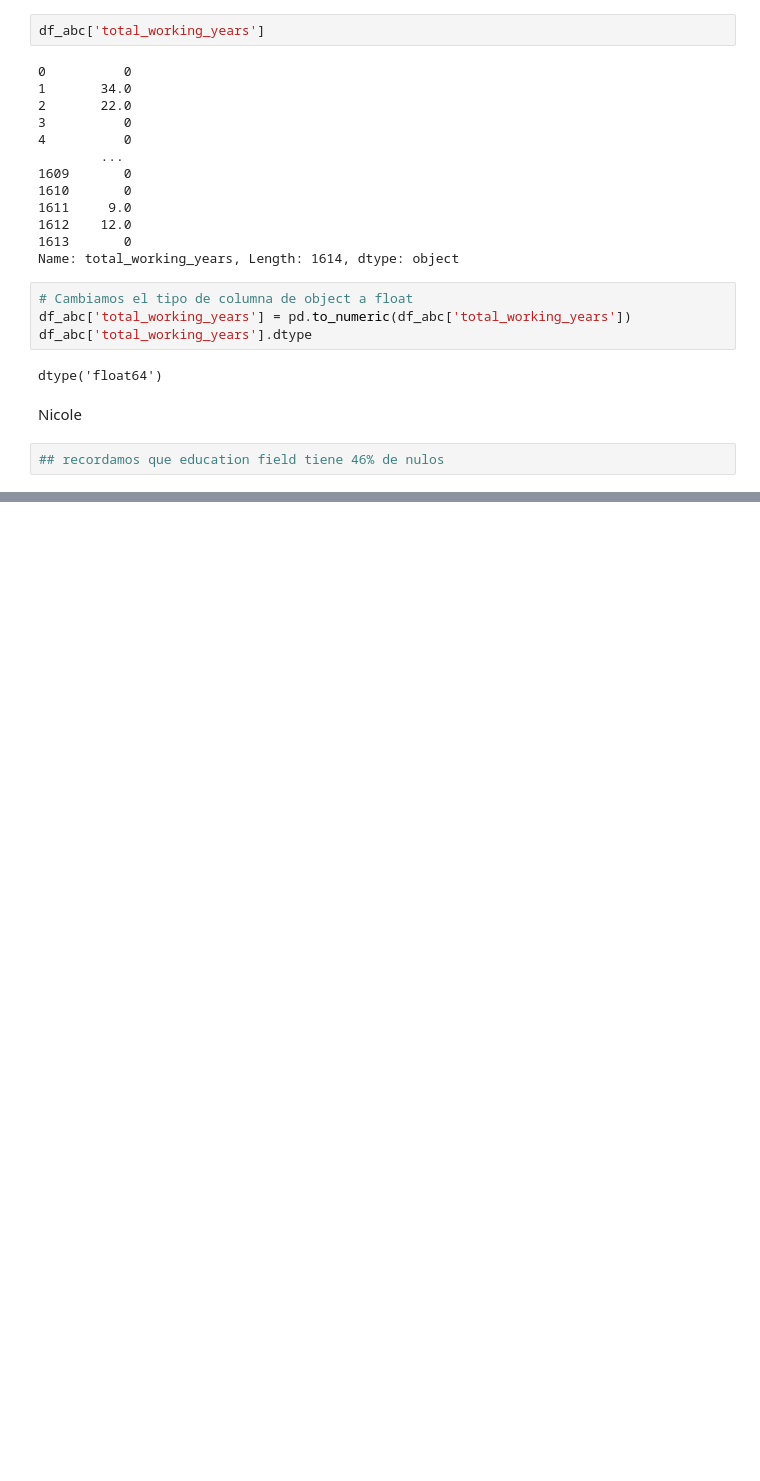
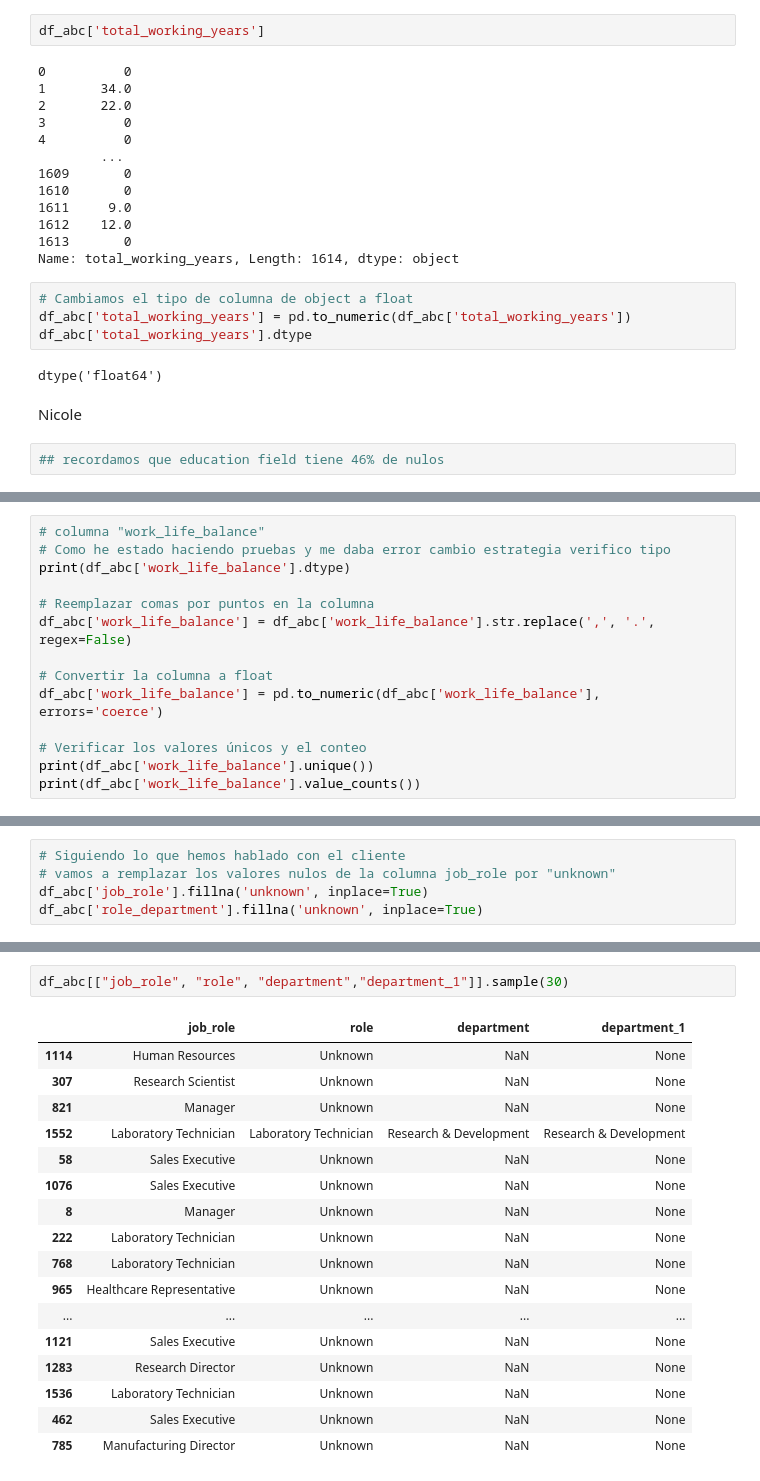
Before and after one commit to nicoleab1/proyecto-da-promo-b-modulo-3-team-2, a Jupyter notebook: proyecto optimizacion de talento.ipynb, the cells around one changed output, grey strips where cells are left out. Drawn from its saved outputs; the diff is of its cells as text; blank space fills up the shorter version.

```diff
--- a/proyecto optimizacion de talento.ipynb
+++ b/proyecto optimizacion de talento.ipynb
@@ -379,0 +456,14 @@ Nicole
+# %%
+# columna "work_life_balance"
+# Como he estado haciendo pruebas y me daba error cambio estrategia verifico tipo
+print(df_abc['work_life_balance'].dtype)
+
+# Reemplazar comas por puntos en la columna
+df_abc['work_life_balance'] = df_abc['work_life_balance'].str.replace(',', '.', regex=False)
+
+# Convertir la columna a float
+df_abc['work_life_balance'] = pd.to_numeric(df_abc['work_life_balance'], errors='coerce')
+
+# Verificar los valores únicos y el conteo
+print(df_abc['work_life_balance'].unique())
+print(df_abc['work_life_balance'].value_counts())
@@ -379,0 +479,5 @@ Nicole
+# %%
+# Siguiendo lo que hemos hablado con el cliente
+# vamos a remplazar los valores nulos de la columna job_role por "unknown"
+df_abc['job_role'].fillna('unknown', inplace=True)
+df_abc['role_department'].fillna('unknown', inplace=True)
@@ -379,0 +522,20 @@ Nicole
+# %%
+df_abc[["job_role", "role", "department","department_1"]].sample(30)
+# %% [output]
+|  | job_role | role | department | department_1 |
+| 1114 | Human Resources | Unknown | NaN | None |
+| 307 | Research Scientist | Unknown | NaN | None |
+| 821 | Manager | Unknown | NaN | None |
+| 1552 | Laboratory Technician | Laboratory Technician | Research & Development | Research & Development |
+| 58 | Sales Executive | Unknown | NaN | None |
+| 1076 | Sales Executive | Unknown | NaN | None |
+| 8 | Manager | Unknown | NaN | None |
+| 222 | Laboratory Technician | Unknown | NaN | None |
+| 768 | Laboratory Technician | Unknown | NaN | None |
+| 965 | Healthcare Representative | Unknown | NaN | None |
+| ... | ... | ... | ... | ... |
+| 1121 | Sales Executive | Unknown | NaN | None |
+| 1283 | Research Director | Unknown | NaN | None |
+| 1536 | Laboratory Technician | Unknown | NaN | None |
+| 462 | Sales Executive | Unknown | NaN | None |
+| 785 | Manufacturing Director | Unknown | NaN | None |
```
Also changed, not shown: parts of 25 cells of this notebook, 2 other files.
